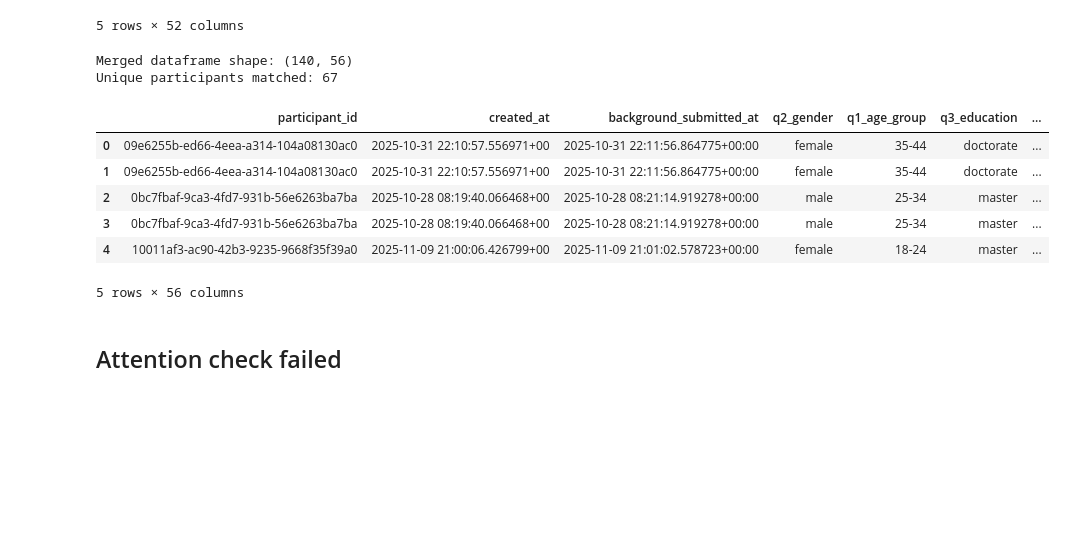
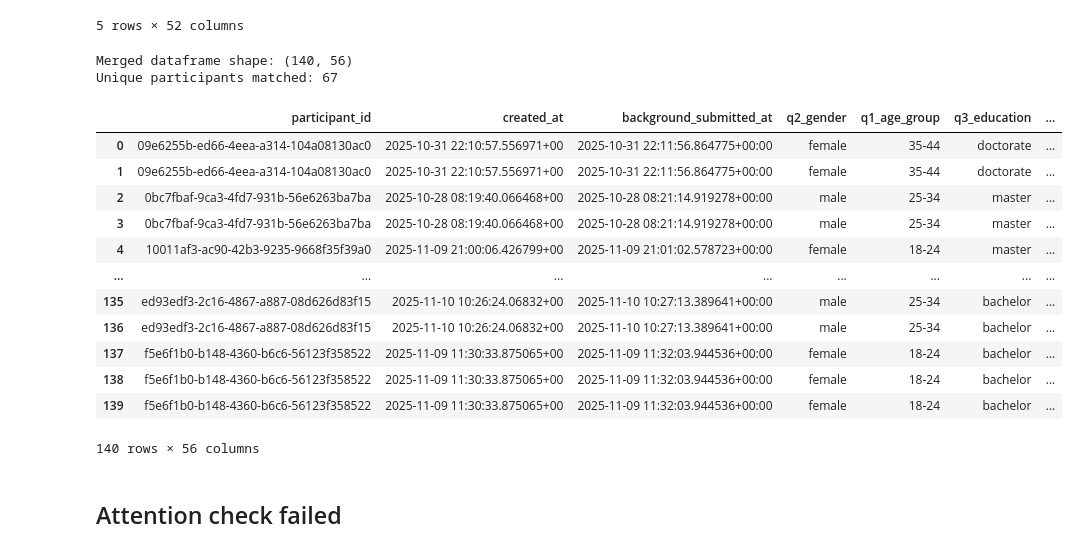
Before and after one commit to kaki1995/Advanced-Project-Study-TUM-GG-Istanbul, a Jupyter notebook: google_data_processing.ipynb, the cells around one changed output. Saved outputs shown, nothing was run; the diff lists cells and outputs as text; code cells hidden in the pictures; blank space fills up the shorter version.

```diff
--- a/google_data_processing.ipynb
+++ b/google_data_processing.ipynb
@@ -962,35 +962,41 @@ if 'df_session_timing' not in globals():
 
 # Ensure participant_id is string on both sides to avoid unintended mismatches
 left = df_surveys_merged_inner.copy()
 right = df_session_timing.copy()
 left['participant_id'] = left['participant_id'].astype(str)
 right['participant_id'] = right['participant_id'].astype(str)
 
 # Merge: expect one-to-many (each survey participant may have multiple timing rows)
 df_surveys_with_timing_merged_inner = pd.merge(
     left,
     right,
     on='participant_id',
     how='inner',
     validate='one_to_many',
     suffixes=('', '_timing')
 )
 
 print("Merged dataframe shape:", df_surveys_with_timing_merged_inner.shape)
 print("Unique participants matched:", df_surveys_with_timing_merged_inner['participant_id'].nunique())
 
 # Quick preview
-df_surveys_with_timing_merged_inner.head()
+df_surveys_with_timing_merged_inner
 # %% [output]
 Merged dataframe shape: (140, 56)
 Unique participants matched: 67
 |  | participant_id | created_at | background_submitted_at | q2_gender | q1_age_group | q3_education | ... |
 | 0 | 09e6255b-ed66-4eea-a314-104a08130ac0 | 2025-10-31 22:10:57.556971+00 | 2025-10-31 22:11:56.864775+00:00 | female | 35-44 | doctorate | ... |
 | 1 | 09e6255b-ed66-4eea-a314-104a08130ac0 | 2025-10-31 22:10:57.556971+00 | 2025-10-31 22:11:56.864775+00:00 | female | 35-44 | doctorate | ... |
 | 2 | 0bc7fbaf-9ca3-4fd7-931b-56e6263ba7ba | 2025-10-28 08:19:40.066468+00 | 2025-10-28 08:21:14.919278+00:00 | male | 25-34 | master | ... |
 | 3 | 0bc7fbaf-9ca3-4fd7-931b-56e6263ba7ba | 2025-10-28 08:19:40.066468+00 | 2025-10-28 08:21:14.919278+00:00 | male | 25-34 | master | ... |
 | 4 | 10011af3-ac90-42b3-9235-9668f35f39a0 | 2025-11-09 21:00:06.426799+00 | 2025-11-09 21:01:02.578723+00:00 | female | 18-24 | master | ... |
+| ... | ... | ... | ... | ... | ... | ... | ... |
+| 135 | ed93edf3-2c16-4867-a887-08d626d83f15 | 2025-11-10 10:26:24.06832+00 | 2025-11-10 10:27:13.389641+00:00 | male | 25-34 | bachelor | ... |
+| 136 | ed93edf3-2c16-4867-a887-08d626d83f15 | 2025-11-10 10:26:24.06832+00 | 2025-11-10 10:27:13.389641+00:00 | male | 25-34 | bachelor | ... |
+| 137 | f5e6f1b0-b148-4360-b6c6-56123f358522 | 2025-11-09 11:30:33.875065+00 | 2025-11-09 11:32:03.944536+00:00 | female | 18-24 | bachelor | ... |
+| 138 | f5e6f1b0-b148-4360-b6c6-56123f358522 | 2025-11-09 11:30:33.875065+00 | 2025-11-09 11:32:03.944536+00:00 | female | 18-24 | bachelor | ... |
+| 139 | f5e6f1b0-b148-4360-b6c6-56123f358522 | 2025-11-09 11:30:33.875065+00 | 2025-11-09 11:32:03.944536+00:00 | female | 18-24 | bachelor | ... |
-5 rows × 56 columns
+140 rows × 56 columns
 # %% [markdown]
 ## Attention check failed
 # %%
```
